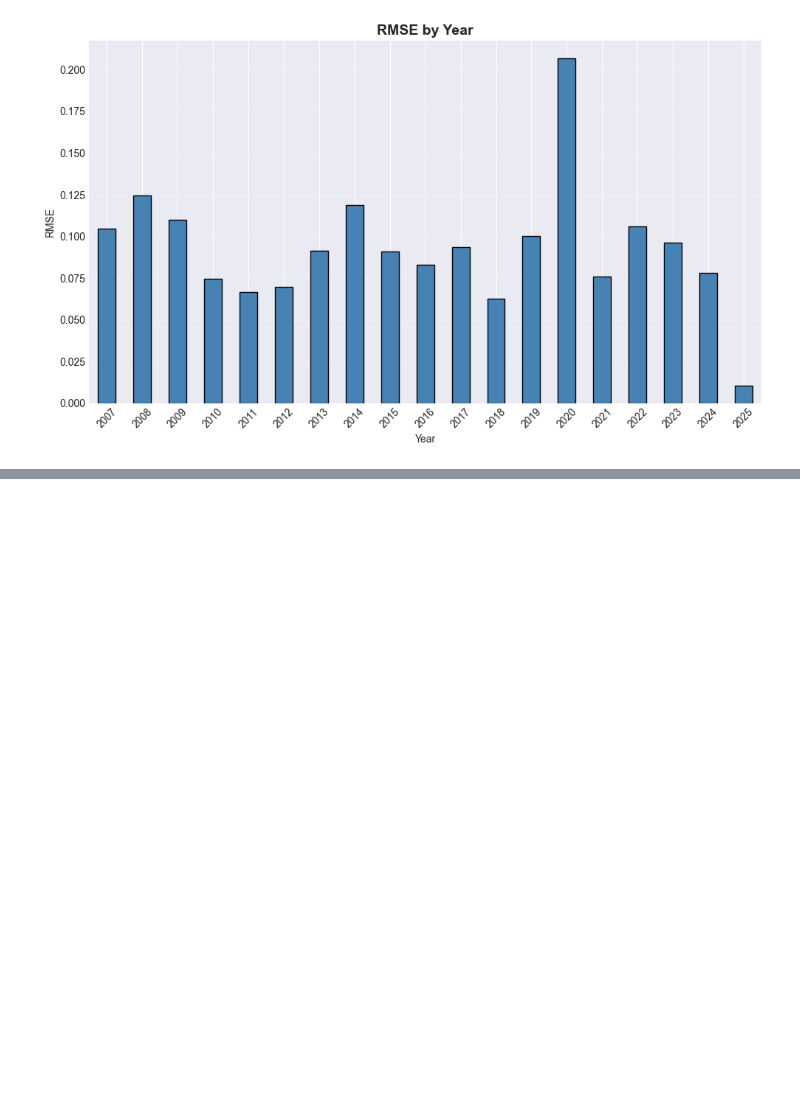
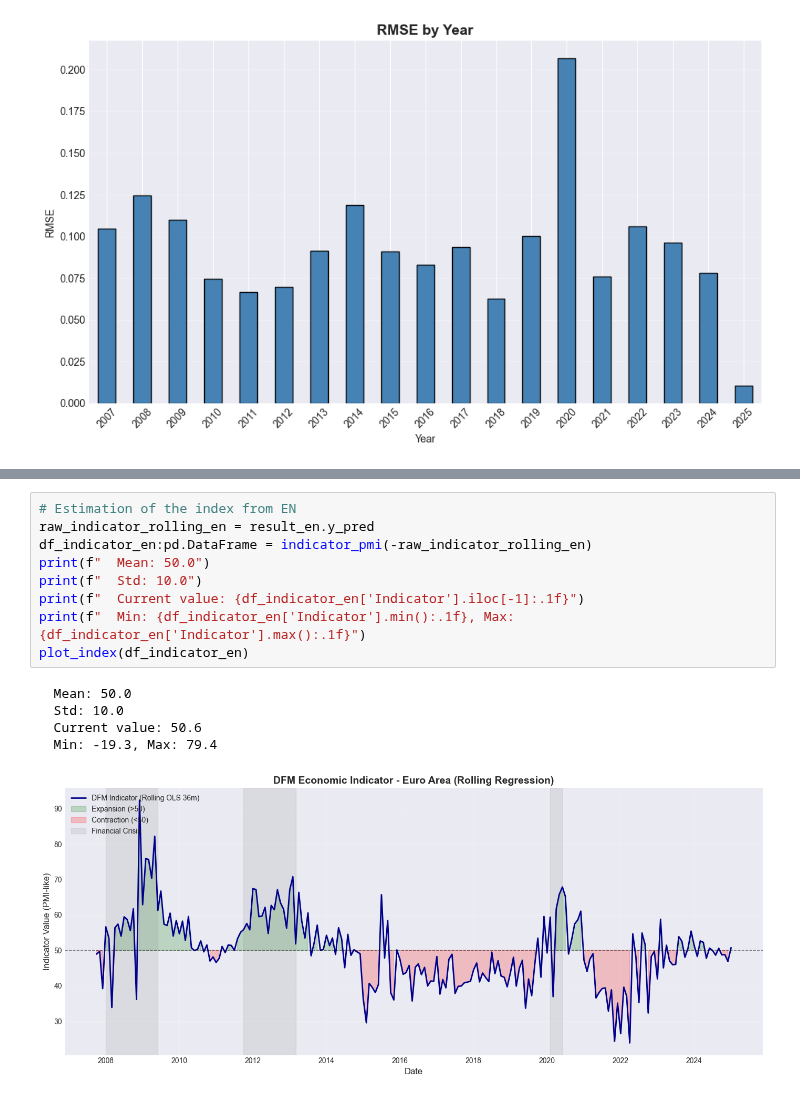
Before and after one commit to Timodang/Macro-financial-index, a Jupyter notebook: main.ipynb, the cells around one changed output, grey strips where cells are left out. Drawn from its saved outputs; the diff is of its cells as text; blank space fills up the shorter version.

```diff
--- a/main.ipynb
+++ b/main.ipynb
@@ -1092,3 +1200,18 @@ Common variables: {'BCI_EA', 'M1_EACC', 'intercept', 'PPICAG_EA', 'RTCONFIX_EA',
+# %%
+# Estimation of the index from EN
+raw_indicator_rolling_en = result_en.y_pred
+df_indicator_en:pd.DataFrame = indicator_pmi(-raw_indicator_rolling_en)
+print(f"  Mean: 50.0")
+print(f"  Std: 10.0")
+print(f"  Current value: {df_indicator_en['Indicator'].iloc[-1]:.1f}")
+print(f"  Min: {df_indicator_en['Indicator'].min():.1f}, Max: {df_indicator_en['Indicator'].max():.1f}")
+plot_index(df_indicator_en)
+# %% [output]
+  Mean: 50.0
+  Std: 10.0
+  Current value: 50.6
+  Min: -19.3, Max: 79.4
+[figure, added]
 # %%
 from src.model import (
     RollingLasso, RollingRidge, RollingElasticNet,
```
Also changed, not shown: parts of 11 cells of this notebook, 5 other files.
